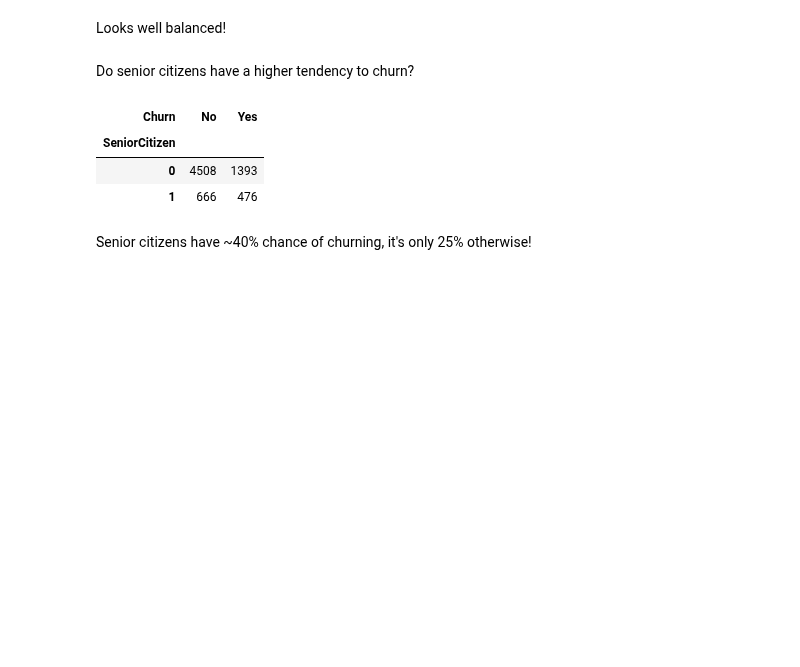
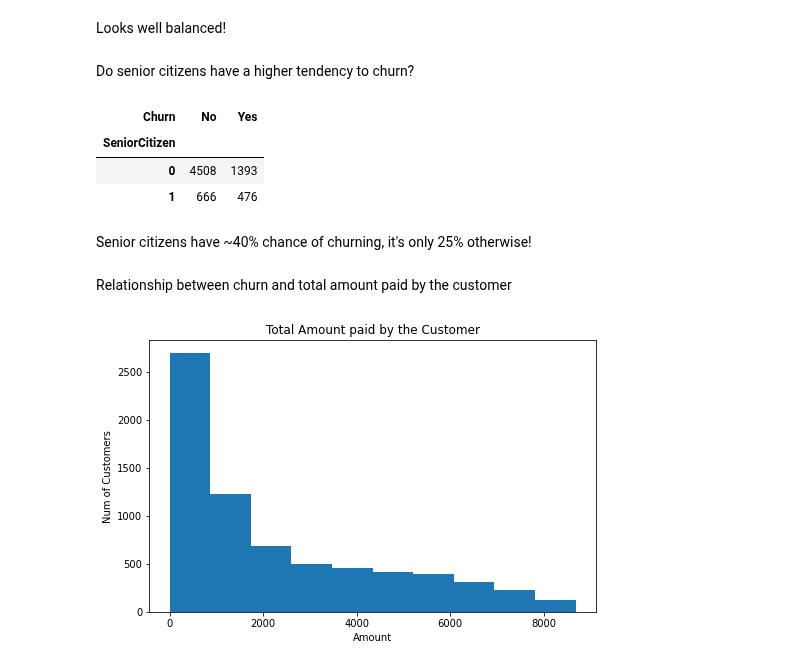
Before and after one commit to suvigyajain0101/CaseStudies, a Jupyter notebook: SurvivalAnalysis/01_DataPrep.ipynb, the cells around one changed output. Saved outputs shown, nothing was run; the diff lists cells and outputs as text; code cells hidden in the pictures; blank space fills up the shorter version.

```diff
--- a/SurvivalAnalysis/01_DataPrep.ipynb
+++ b/SurvivalAnalysis/01_DataPrep.ipynb
@@ -84,3 +84,19 @@ pd.crosstab(df['SeniorCitizen'], df['Churn'])
 | 1 | 666 | 476 |
 # %% [markdown]
 Senior citizens have ~40% chance of churning, it's only 25% otherwise!
+# %% [markdown]
+Relationship between churn and total amount paid by the customer
+# %%
+# Clean Total Charges field and convert to numeric data type
+df['TotalCharges'] = pd.to_numeric(df['TotalCharges'].replace(' ', 0))
+# %%
+import matplotlib.pyplot as plt
+df['TotalCharges'].plot(kind='hist', bins=10,\
+                        title='Total Amount paid by the Customer',\
+                        xlabel='Amount',ylabel='Customers',\
+                        figsize=(8,5))
+plt.xlabel("Amount")
+plt.ylabel("Num of Customers")
+plt.show()
+# %% [output]
+[figure, added]
```
Also changed, not shown: parts of 3 cells of this notebook.
